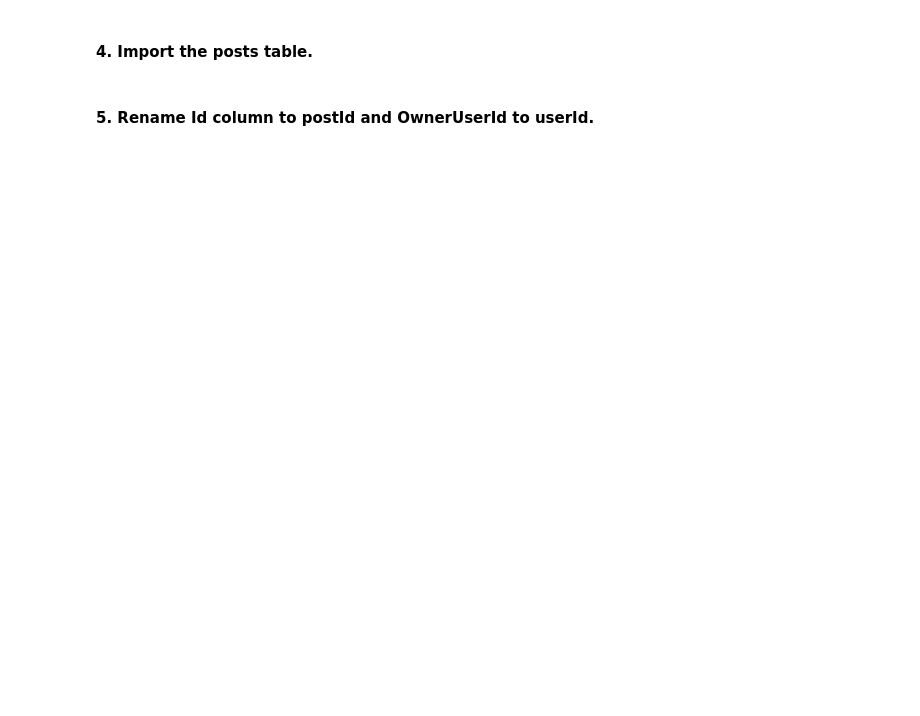
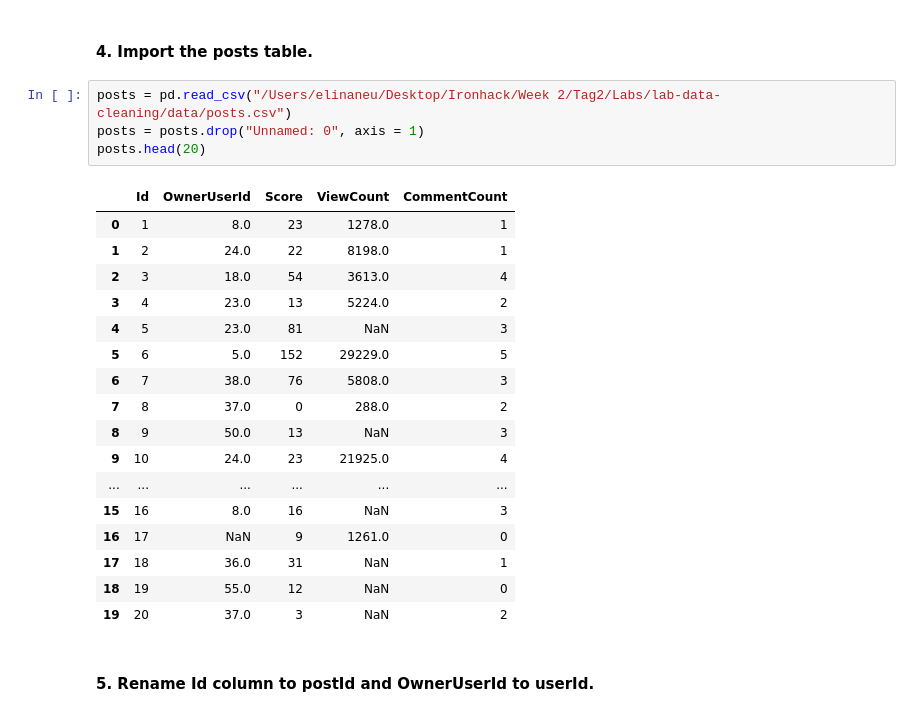
Before and after one commit to ta-data-remote/lab-data-cleaning, a Jupyter notebook: your-code/main.ipynb, the cells around one changed output. Saved outputs shown, nothing was run; the diff lists cells and outputs as text; blank space fills up the shorter version.

```diff
--- a/your-code/main.ipynb
+++ b/your-code/main.ipynb
@@ -9,4 +57,26 @@
 # %% [markdown]
 #### 4. Import the posts table.
+# %%
+posts = pd.read_csv("/Users/elinaneu/Desktop/Ironhack/Week 2/Tag2/Labs/lab-data-cleaning/data/posts.csv")
+posts = posts.drop("Unnamed: 0", axis = 1)
+posts.head(20)
+# %% [output]
+|  | Id | OwnerUserId | Score | ViewCount | CommentCount |
+| 0 | 1 | 8.0 | 23 | 1278.0 | 1 |
+| 1 | 2 | 24.0 | 22 | 8198.0 | 1 |
+| 2 | 3 | 18.0 | 54 | 3613.0 | 4 |
+| 3 | 4 | 23.0 | 13 | 5224.0 | 2 |
+| 4 | 5 | 23.0 | 81 | NaN | 3 |
+| 5 | 6 | 5.0 | 152 | 29229.0 | 5 |
+| 6 | 7 | 38.0 | 76 | 5808.0 | 3 |
+| 7 | 8 | 37.0 | 0 | 288.0 | 2 |
+| 8 | 9 | 50.0 | 13 | NaN | 3 |
+| 9 | 10 | 24.0 | 23 | 21925.0 | 4 |
+| ... | ... | ... | ... | ... | ... |
+| 15 | 16 | 8.0 | 16 | NaN | 3 |
+| 16 | 17 | NaN | 9 | 1261.0 | 0 |
+| 17 | 18 | 36.0 | 31 | NaN | 1 |
+| 18 | 19 | 55.0 | 12 | NaN | 0 |
+| 19 | 20 | 37.0 | 3 | NaN | 2 |
 # %% [markdown]
 #### 5. Rename Id column to postId and OwnerUserId to userId.
```
Also changed, not shown: parts of 9 cells of this notebook.
